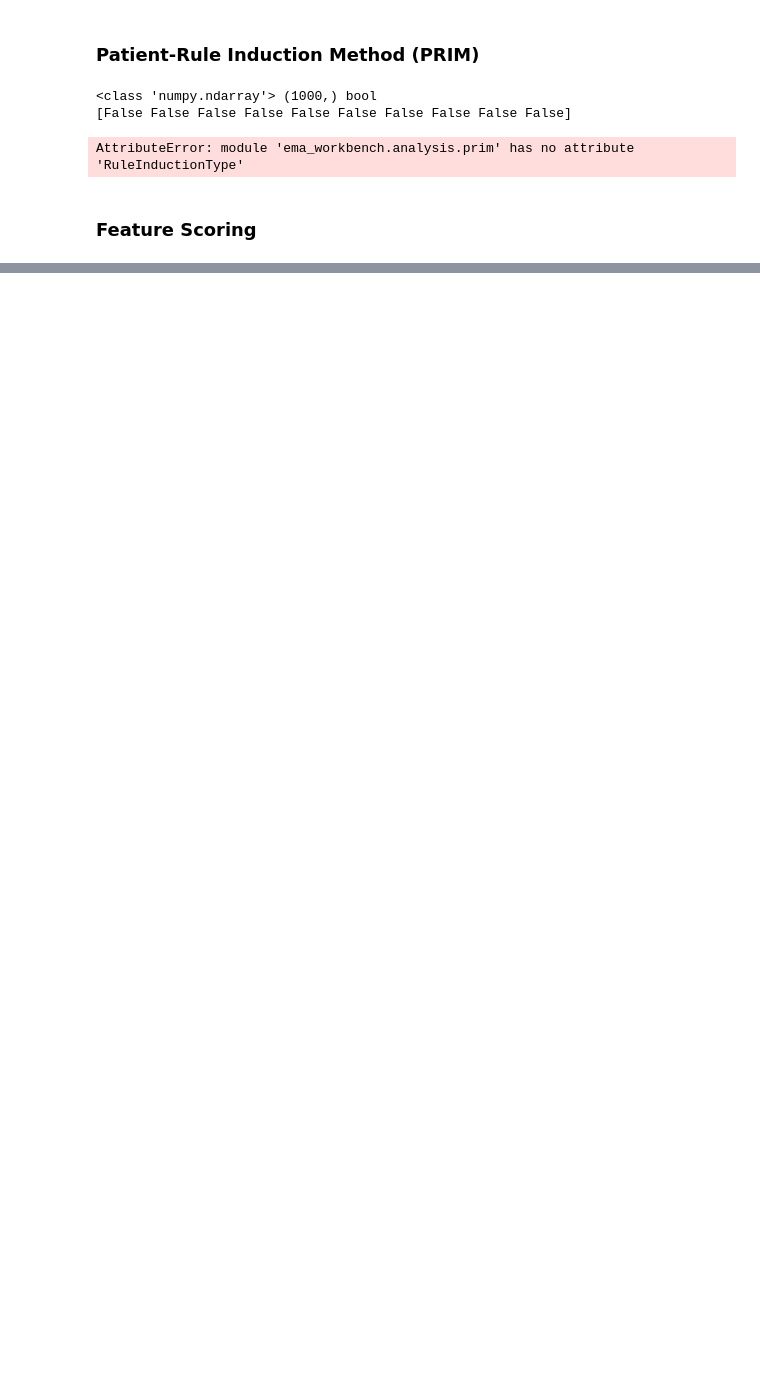
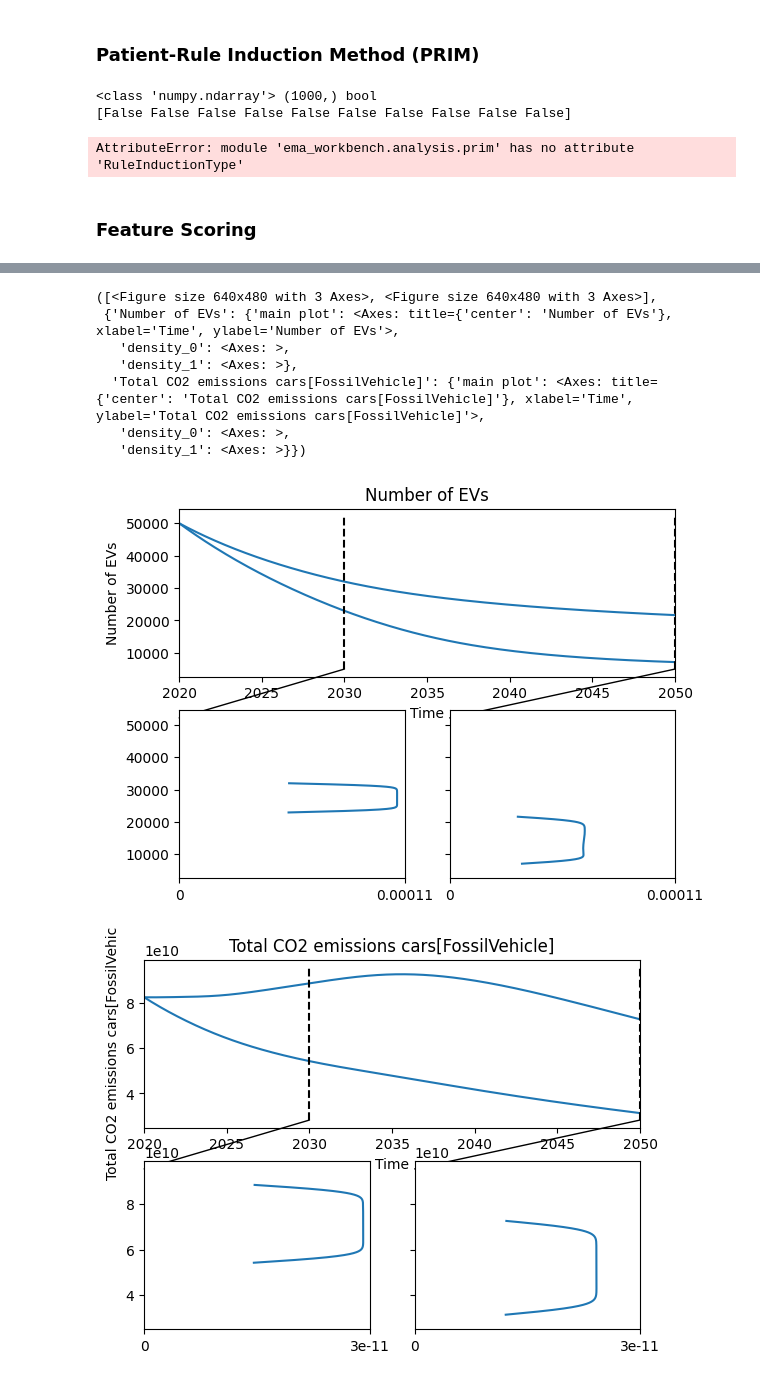
Before and after one commit to juliarozenberg/curacao_ev, a Jupyter notebook: ev_ema_test.ipynb, the cells around one changed output, grey strips where cells are left out. Saved outputs shown, nothing was run; the diff lists cells and outputs as text; code cells hidden in the pictures; blank space fills up the shorter version.

```diff
--- a/ev_ema_test.ipynb
+++ b/ev_ema_test.ipynb
@@ -99,0 +134,16 @@ plt.show()
+# %%
+# envelope plot with multiple densities
+plotting.multiple_densities(experiments, outcomes,
+                            points_in_time=[2030, 2050], outcomes_to_show=None,
+                            group_by=None, grouping_specifiers=None,
+                            )
+# %% [output]
+([<Figure size 640x480 with 3 Axes>, <Figure size 640x480 with 3 Axes>],
+ {'Number of EVs': {'main plot': <Axes: title={'center': 'Number of EVs'}, xlabel='Time', ylabel='Number of EVs'>,
+   'density_0': <Axes: >,
+   'density_1': <Axes: >},
+  'Total CO2 emissions cars[FossilVehicle]': {'main plot': <Axes: title={'center': 'Total CO2 emissions cars[FossilVehicle]'}, xlabel='Time', ylabel='Total CO2 emissions cars[FossilVehicle]'>,
+   'density_0': <Axes: >,
+   'density_1': <Axes: >}})
+[figure, added]
+[figure, added]
```
Also changed, not shown: parts of 10 cells of this notebook.
